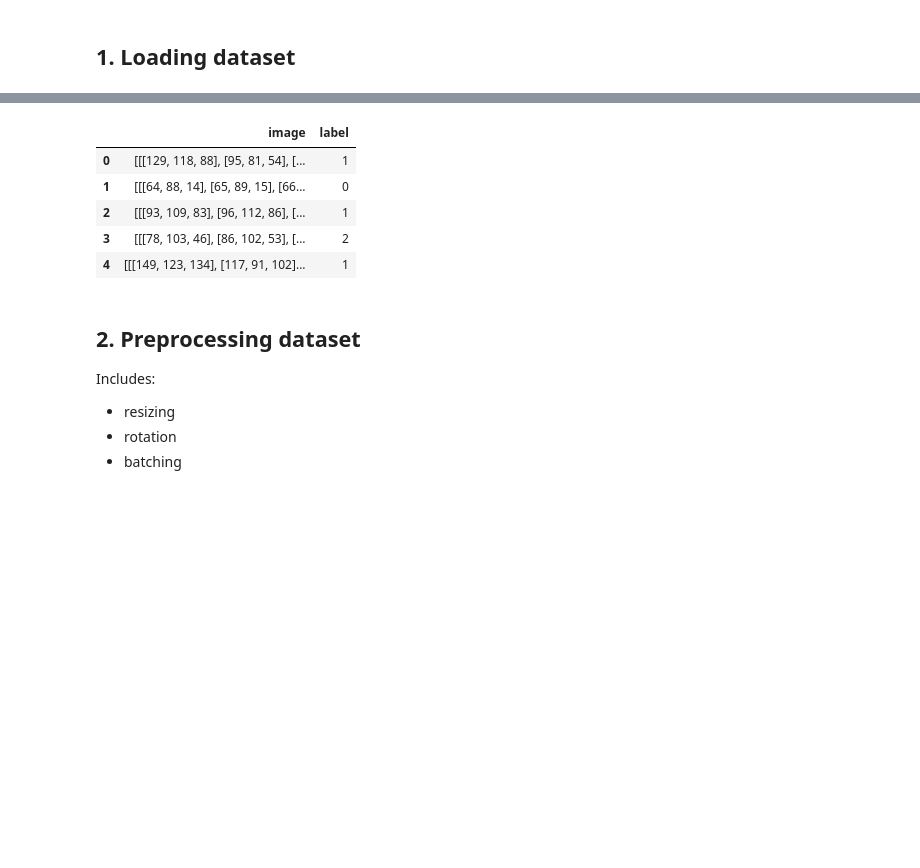
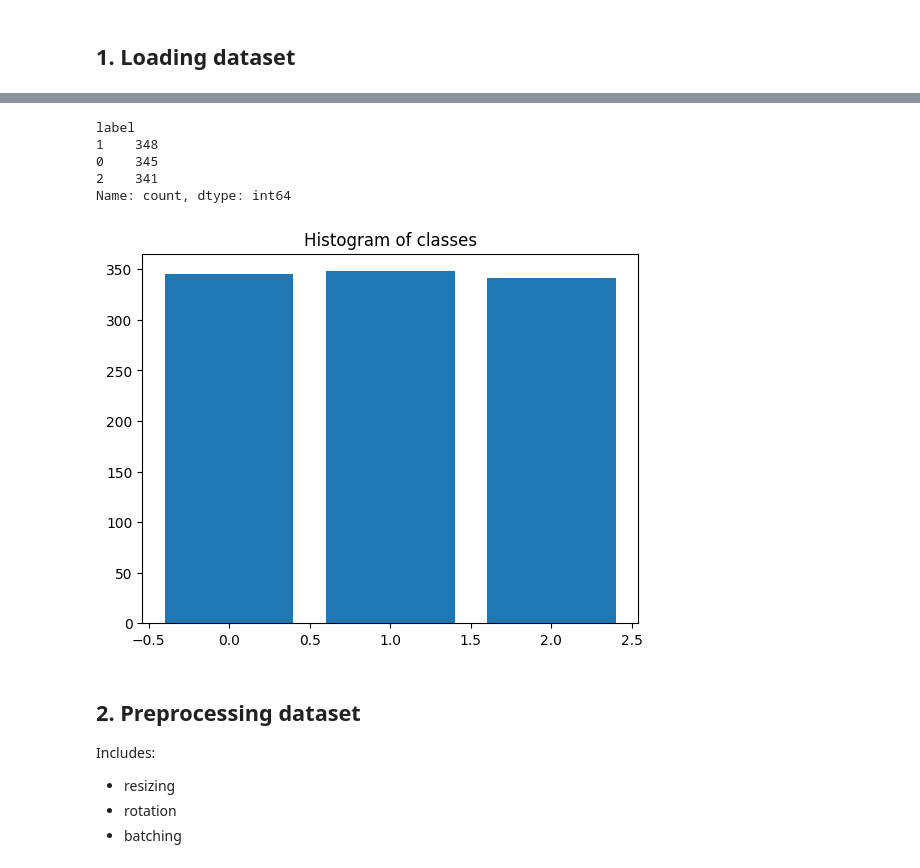
Before and after one commit to balooooooooo/bean-classification, a Jupyter notebook: imagine_classification.ipynb, the cells around one changed output, grey strips where cells are left out. Saved outputs shown, nothing was run; the diff lists cells and outputs as text; code cells hidden in the pictures; blank space fills up the shorter version.

```diff
--- a/imagine_classification.ipynb
+++ b/imagine_classification.ipynb
@@ -51,12 +63,14 @@ df_train = tfds.as_dataframe(ds_train, ds_info=ds_info)
-# %%
-df_train.head()
-# %% [output]
-|  | image | label |
-| 0 | [[[129, 118, 88], [95, 81, 54], [... | 1 |
-| 1 | [[[64, 88, 14], [65, 89, 15], [66... | 0 |
-| 2 | [[[93, 109, 83], [96, 112, 86], [... | 1 |
-| 3 | [[[78, 103, 46], [86, 102, 53], [... | 2 |
-| 4 | [[[149, 123, 134], [117, 91, 102]... | 1 |
+# %%
+plt.bar(x=df_train['label'].value_counts().keys(), height=df_train['label'].value_counts())
+plt.title(label='Histogram of classes')
+df_train['label'].value_counts()
+# %% [output]
+label
+1    348
+0    345
+2    341
+Name: count, dtype: int64
+[figure, added]
 # %% [markdown]
 ## 2. Preprocessing dataset
 Includes:
```
Also changed, not shown: parts of 29 cells of this notebook.
